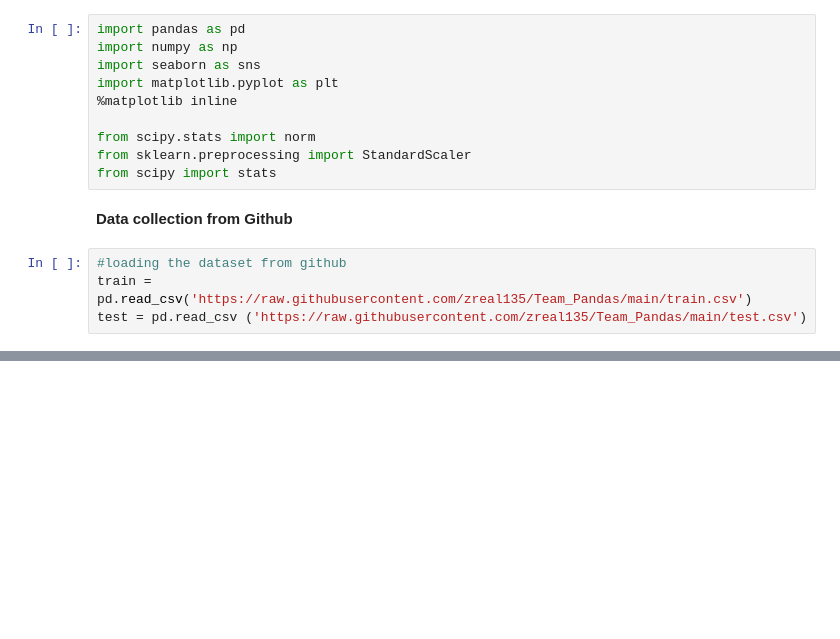
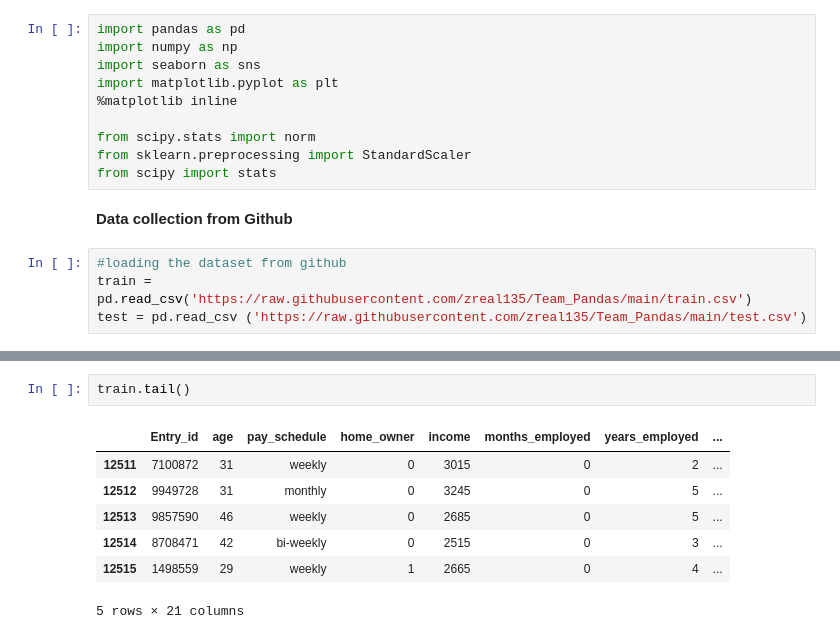
Before and after one commit to zreal135/Team_Pandas, a Jupyter notebook: Team_Pandas_DatafestAfrica_ML_Hackathon.ipynb, the cells around one changed output, grey strips where cells are left out. Drawn from its saved outputs; the diff is of its cells as text; blank space fills up the shorter version.

```diff
--- a/Team_Pandas_DatafestAfrica_ML_Hackathon.ipynb
+++ b/Team_Pandas_DatafestAfrica_ML_Hackathon.ipynb
@@ -43,0 +54,10 @@ test = pd.read_csv ('https://raw.githubusercontent.com/zreal135/Team_Pandas/main
+# %%
+train.tail()
+# %% [output]
+|  | Entry_id | age | pay_schedule | home_owner | income | months_employed | years_employed | ... |
+| 12511 | 7100872 | 31 | weekly | 0 | 3015 | 0 | 2 | ... |
+| 12512 | 9949728 | 31 | monthly | 0 | 3245 | 0 | 5 | ... |
+| 12513 | 9857590 | 46 | weekly | 0 | 2685 | 0 | 5 | ... |
+| 12514 | 8708471 | 42 | bi-weekly | 0 | 2515 | 0 | 3 | ... |
+| 12515 | 1498559 | 29 | weekly | 1 | 2665 | 0 | 4 | ... |
+5 rows × 21 columns
```
Also changed, not shown: parts of 3 cells of this notebook.
